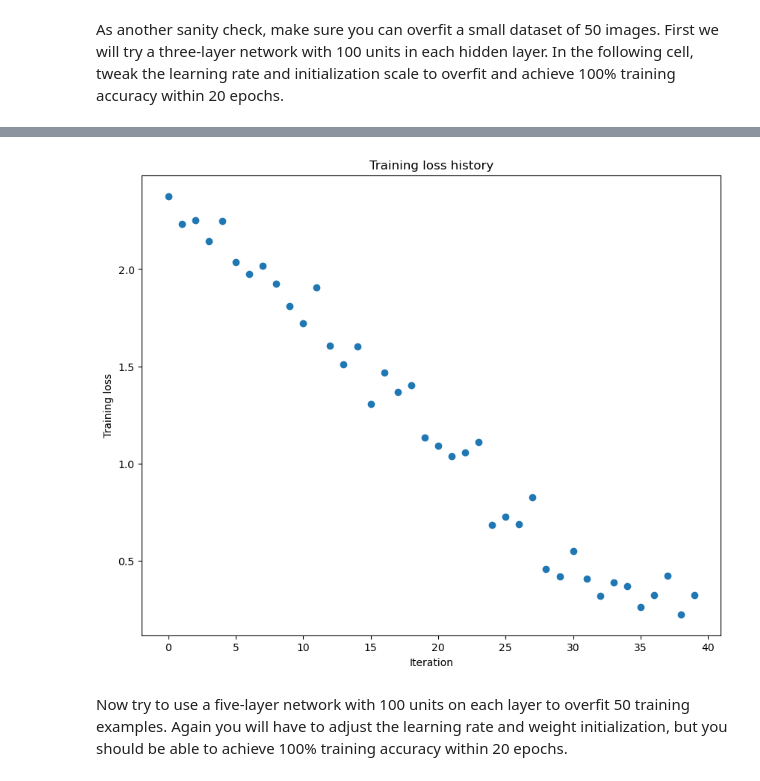
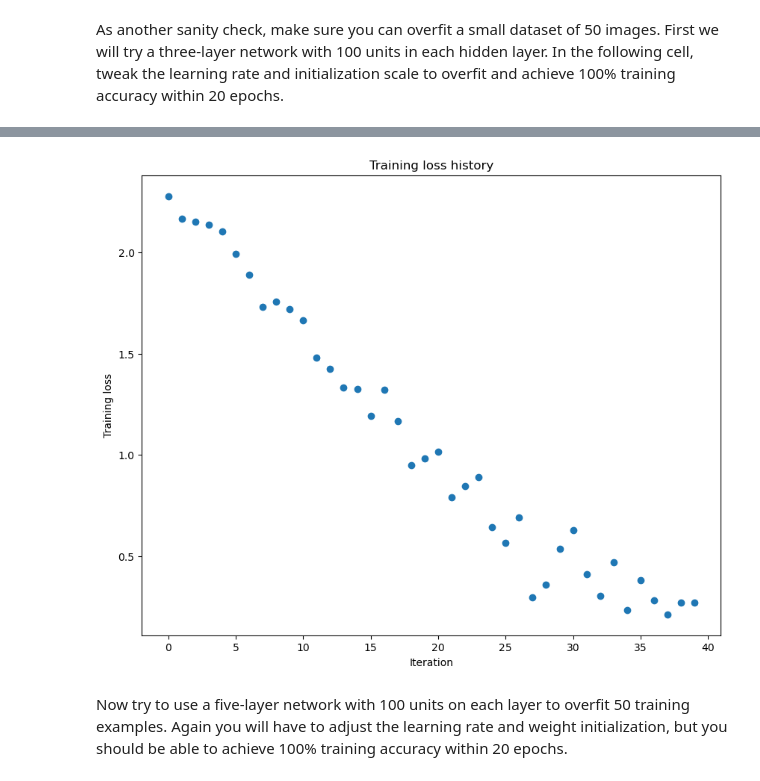
Before and after one commit to novellaalvina/CS_6353, a Jupyter notebook: assignment3/FullyConnectedNets.ipynb, the cells around one changed output, grey strips where cells are left out. Drawn from its saved outputs; the diff is of its cells as text; code cells hidden in the pictures.

```diff
--- a/assignment3/FullyConnectedNets.ipynb
+++ b/assignment3/FullyConnectedNets.ipynb
@@ -496,7 +499,7 @@ small_data = {
 }
 
 weight_scale = 1e-2
-learning_rate = 4.5e-3
+learning_rate = 5e-3
 model = FullyConnectedNet([100, 100],
               weight_scale=weight_scale, dtype=np.float64)
 solver = Solver(model, small_data,
@@ -534,4 +537,4 @@ plt.show()
-[figure, old version]
+[figure, new version]
 # %% [markdown]
 Now try to use a five-layer network with 100 units on each layer to overfit 50 training examples. Again you will have to adjust the learning rate and weight initialization, but you should be able to achieve 100% training accuracy within 20 epochs.
 # %%
```
Also changed, not shown: parts of 13 cells of this notebook, 1 other file.
